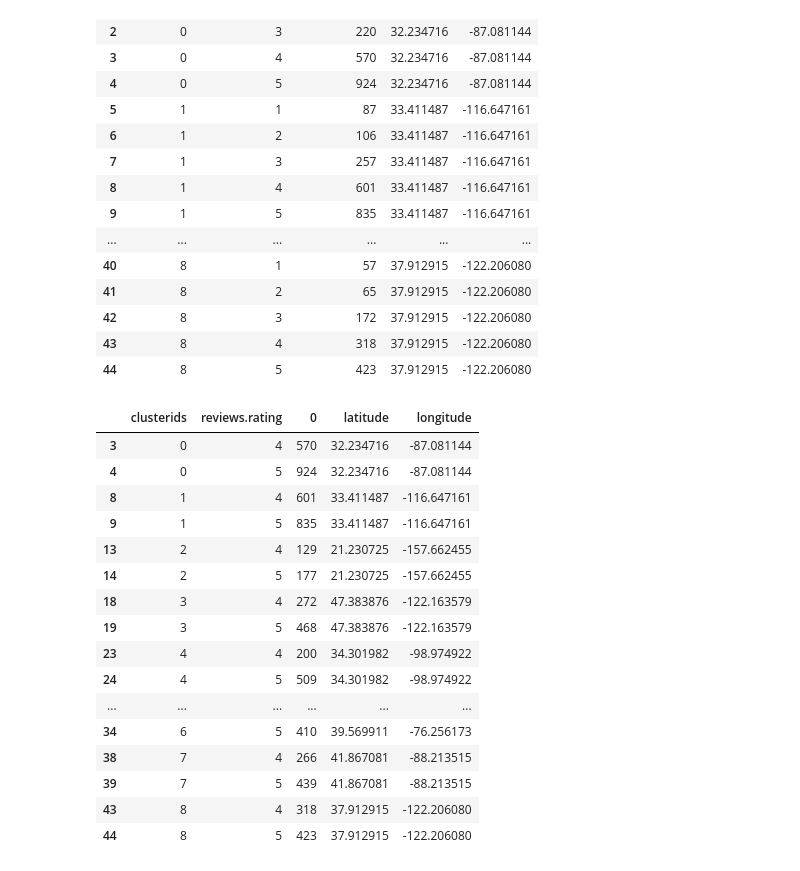
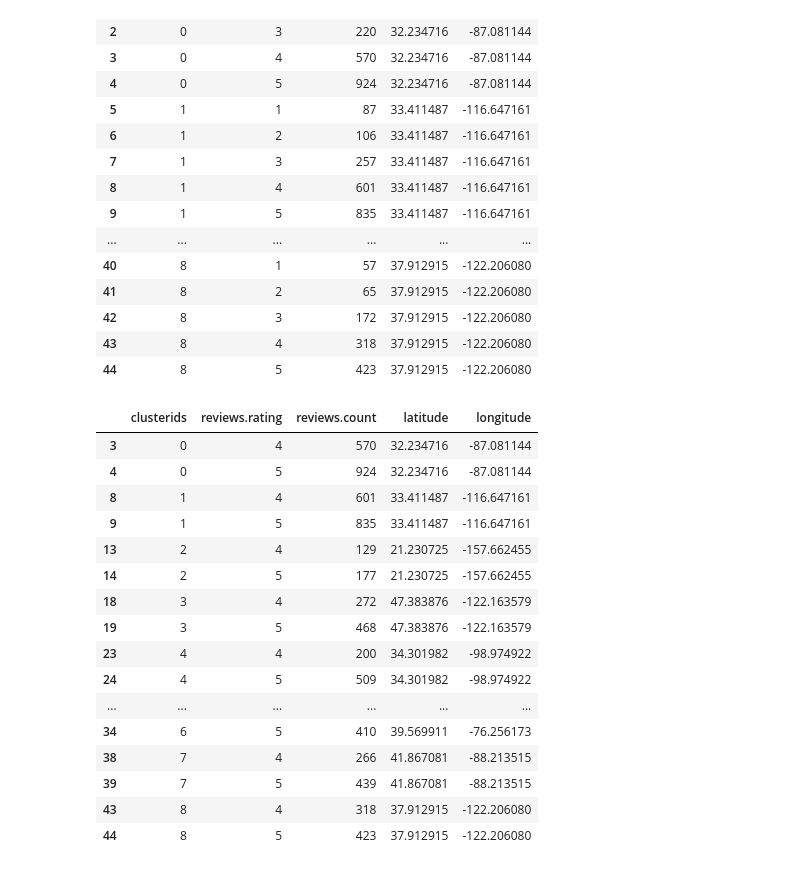
Before and after one commit to ramchinthamsetty/pyrepo, a Jupyter notebook: Data Science/GeoSpatial/hotelreviews/KMeans-Clustering-Analysis.ipynb, the cells around one changed output. Cells and saved outputs as stored; diff of their text form; code cells hidden in the pictures.

```diff
--- a/Data Science/GeoSpatial/hotelreviews/KMeans-Clustering-Analysis.ipynb
+++ b/Data Science/GeoSpatial/hotelreviews/KMeans-Clustering-Analysis.ipynb
@@ -261,24 +245,25 @@ df_final.rename(columns={0:'reviews.count'})
 | 44 | 8 | 5 | 423 | 37.912915 | -122.206080 |
 # %%
 df_cluster5 = df_final[(df_final['reviews.rating']==5) | (df_final['reviews.rating']== 4)]
-# %%
-df_cluster5
-# %% [output]
-|  | clusterids | reviews.rating | 0 | latitude | longitude |
-| 3 | 0 | 4 | 570 | 32.234716 | -87.081144 |
-| 4 | 0 | 5 | 924 | 32.234716 | -87.081144 |
-| 8 | 1 | 4 | 601 | 33.411487 | -116.647161 |
-| 9 | 1 | 5 | 835 | 33.411487 | -116.647161 |
-| 13 | 2 | 4 | 129 | 21.230725 | -157.662455 |
-| 14 | 2 | 5 | 177 | 21.230725 | -157.662455 |
-| 18 | 3 | 4 | 272 | 47.383876 | -122.163579 |
-| 19 | 3 | 5 | 468 | 47.383876 | -122.163579 |
-| 23 | 4 | 4 | 200 | 34.301982 | -98.974922 |
-| 24 | 4 | 5 | 509 | 34.301982 | -98.974922 |
-| ... | ... | ... | ... | ... | ... |
-| 34 | 6 | 5 | 410 | 39.569911 | -76.256173 |
-| 38 | 7 | 4 | 266 | 41.867081 | -88.213515 |
-| 39 | 7 | 5 | 439 | 41.867081 | -88.213515 |
-| 43 | 8 | 4 | 318 | 37.912915 | -122.206080 |
-| 44 | 8 | 5 | 423 | 37.912915 | -122.206080 |
+# %%
+df_cluster5 = df_cluster5.rename(columns={0:'reviews.count'})
+df_cluster5
+# %% [output]
+|  | clusterids | reviews.rating | reviews.count | latitude | longitude |
+| 3 | 0 | 4 | 570 | 32.234716 | -87.081144 |
+| 4 | 0 | 5 | 924 | 32.234716 | -87.081144 |
+| 8 | 1 | 4 | 601 | 33.411487 | -116.647161 |
+| 9 | 1 | 5 | 835 | 33.411487 | -116.647161 |
+| 13 | 2 | 4 | 129 | 21.230725 | -157.662455 |
+| 14 | 2 | 5 | 177 | 21.230725 | -157.662455 |
+| 18 | 3 | 4 | 272 | 47.383876 | -122.163579 |
+| 19 | 3 | 5 | 468 | 47.383876 | -122.163579 |
+| 23 | 4 | 4 | 200 | 34.301982 | -98.974922 |
+| 24 | 4 | 5 | 509 | 34.301982 | -98.974922 |
+| ... | ... | ... | ... | ... | ... |
+| 34 | 6 | 5 | 410 | 39.569911 | -76.256173 |
+| 38 | 7 | 4 | 266 | 41.867081 | -88.213515 |
+| 39 | 7 | 5 | 439 | 41.867081 | -88.213515 |
+| 43 | 8 | 4 | 318 | 37.912915 | -122.206080 |
+| 44 | 8 | 5 | 423 | 37.912915 | -122.206080 |
 # %%
```
Also changed, not shown: parts of 11 cells of this notebook, 1 other file.
